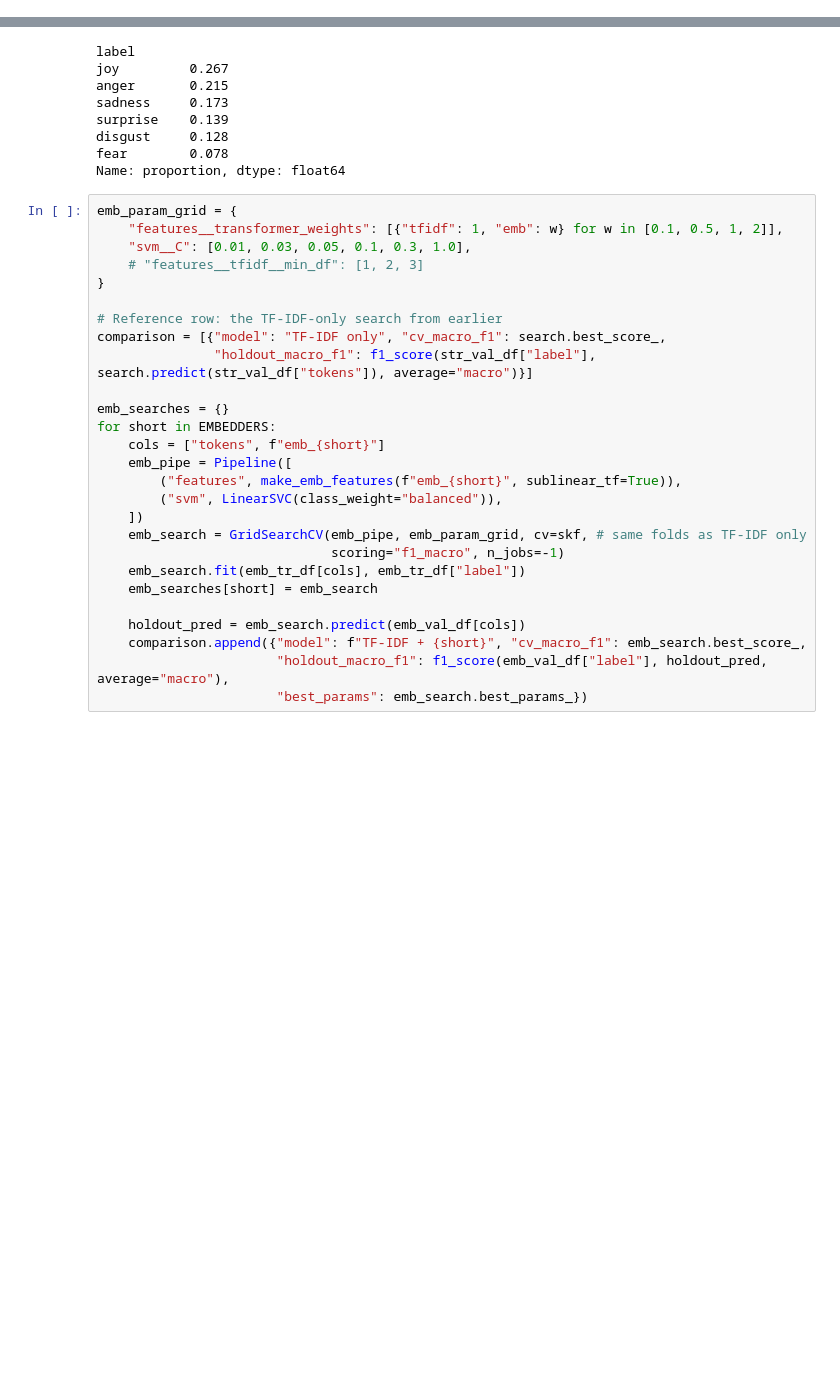
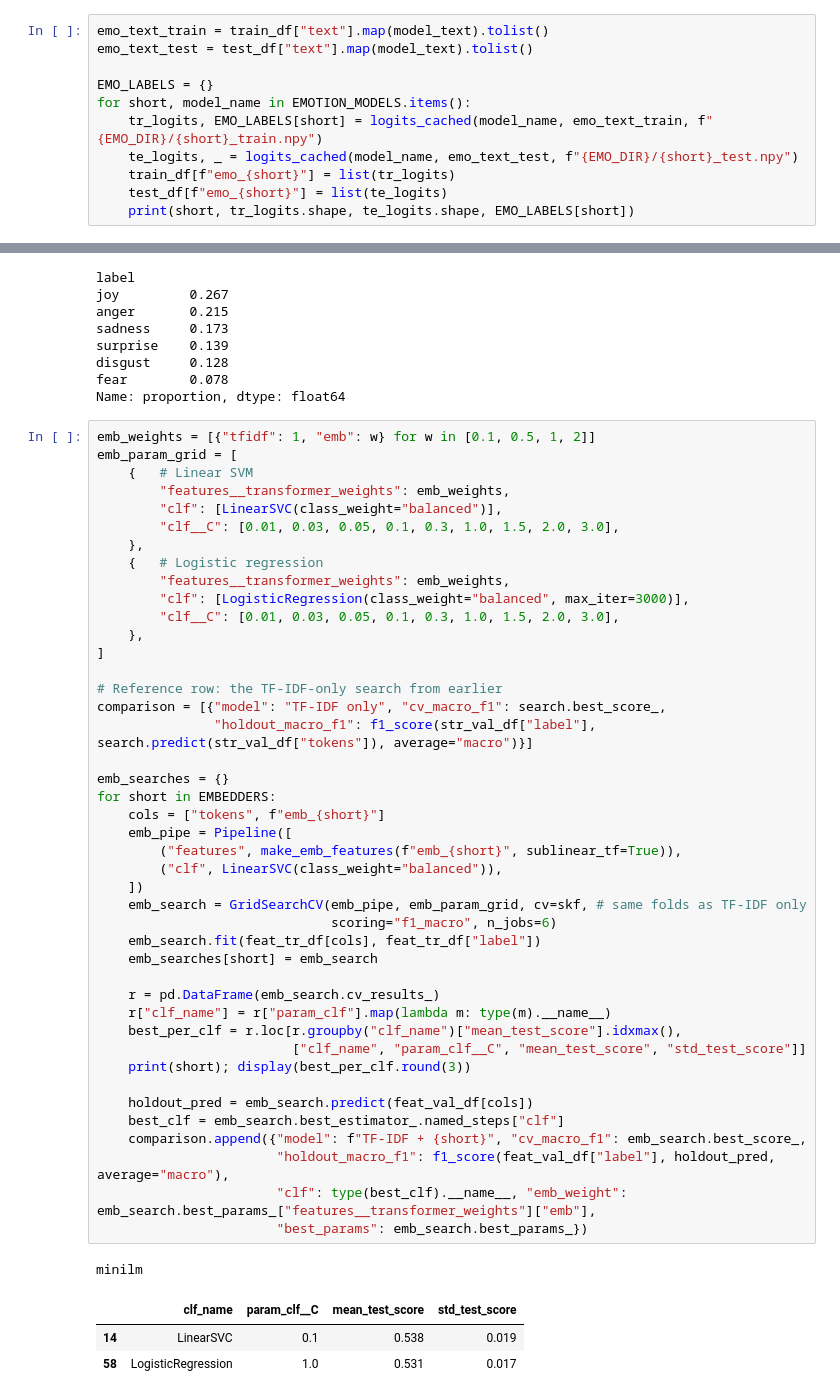
Before and after one commit to 0-Gixty-0/DM2026-Lab2-Exercise, a Jupyter notebook: DM2026-Lab2-Homework.ipynb, the cells around one changed output, grey strips where cells are left out. Saved outputs shown, nothing was run; the diff lists cells and outputs as text; blank space fills up the shorter version.

```diff
--- a/DM2026-Lab2-Homework.ipynb
+++ b/DM2026-Lab2-Homework.ipynb
@@ -618,0 +651,11 @@ Stratified:   (2660, 6826) (666, 6826)
+# %%
+emo_text_train = train_df["text"].map(model_text).tolist()
+emo_text_test = test_df["text"].map(model_text).tolist()
+
+EMO_LABELS = {}
+for short, model_name in EMOTION_MODELS.items():
+    tr_logits, EMO_LABELS[short] = logits_cached(model_name, emo_text_train, f"{EMO_DIR}/{short}_train.npy")
+    te_logits, _ = logits_cached(model_name, emo_text_test, f"{EMO_DIR}/{short}_test.npy")
+    train_df[f"emo_{short}"] = list(tr_logits)
+    test_df[f"emo_{short}"] = list(te_logits)
+    print(short, tr_logits.shape, te_logits.shape, EMO_LABELS[short])
@@ -770,29 +841,50 @@ disgust     0.128
 fear        0.078
 Name: proportion, dtype: float64
 # %%
-emb_param_grid = {
-    "features__transformer_weights": [{"tfidf": 1, "emb": w} for w in [0.1, 0.5, 1, 2]],
-    "svm__C": [0.01, 0.03, 0.05, 0.1, 0.3, 1.0],
-    # "features__tfidf__min_df": [1, 2, 3]
-}
+emb_weights = [{"tfidf": 1, "emb": w} for w in [0.1, 0.5, 1, 2]]
+emb_param_grid = [
+    {   # Linear SVM
+        "features__transformer_weights": emb_weights,
+        "clf": [LinearSVC(class_weight="balanced")],
+        "clf__C": [0.01, 0.03, 0.05, 0.1, 0.3, 1.0, 1.5, 2.0, 3.0],
+    },
+    {   # Logistic regression
+        "features__transformer_weights": emb_weights,
+        "clf": [LogisticRegression(class_weight="balanced", max_iter=3000)],
+        "clf__C": [0.01, 0.03, 0.05, 0.1, 0.3, 1.0, 1.5, 2.0, 3.0],
+    },
+]
 
 # Reference row: the TF-IDF-only search from earlier
 comparison = [{"model": "TF-IDF only", "cv_macro_f1": search.best_score_,
                "holdout_macro_f1": f1_score(str_val_df["label"], search.predict(str_val_df["tokens"]), average="macro")}]
 
 emb_searches = {}
 for short in EMBEDDERS:
     cols = ["tokens", f"emb_{short}"]
     emb_pipe = Pipeline([
         ("features", make_emb_features(f"emb_{short}", sublinear_tf=True)),
-        ("svm", LinearSVC(class_weight="balanced")),
+        ("clf", LinearSVC(class_weight="balanced")),
     ])
     emb_search = GridSearchCV(emb_pipe, emb_param_grid, cv=skf, # same folds as TF-IDF only
-                              scoring="f1_macro", n_jobs=-1)
-    emb_search.fit(emb_tr_df[cols], emb_tr_df["label"])
+                              scoring="f1_macro", n_jobs=6)
+    emb_search.fit(feat_tr_df[cols], feat_tr_df["label"])
     emb_searches[short] = emb_search
 
-    holdout_pred = emb_search.predict(emb_val_df[cols])
+    r = pd.DataFrame(emb_search.cv_results_)
+    r["clf_name"] = r["param_clf"].map(lambda m: type(m).__name__)
+    best_per_clf = r.loc[r.groupby("clf_name")["mean_test_score"].idxmax(),
+                         ["clf_name", "param_clf__C", "mean_test_score", "std_test_score"]]
+    print(short); display(best_per_clf.round(3))
+
+    holdout_pred = emb_search.predict(feat_val_df[cols])
+    best_clf = emb_search.best_estimator_.named_steps["clf"]
     comparison.append({"model": f"TF-IDF + {short}", "cv_macro_f1": emb_search.best_score_,
-                       "holdout_macro_f1": f1_score(emb_val_df["label"], holdout_pred, average="macro"),
+                       "holdout_macro_f1": f1_score(feat_val_df["label"], holdout_pred, average="macro"),
+                       "clf": type(best_clf).__name__, "emb_weight": emb_search.best_params_["features__transformer_weights"]["emb"],
                        "best_params": emb_search.best_params_})
+# %% [output]
+minilm
+|  | clf_name | param_clf__C | mean_test_score | std_test_score |
+| 14 | LinearSVC | 0.1 | 0.538 | 0.019 |
+| 58 | LogisticRegression | 1.0 | 0.531 | 0.017 |
```
Also changed, not shown: parts of 14 cells of this notebook.
